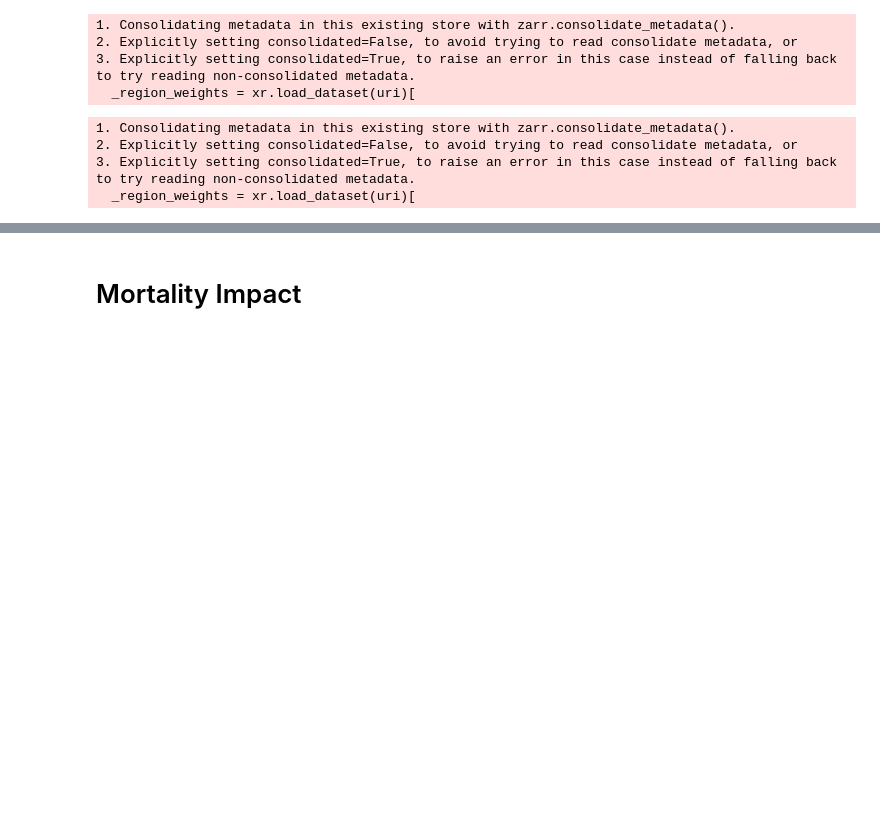
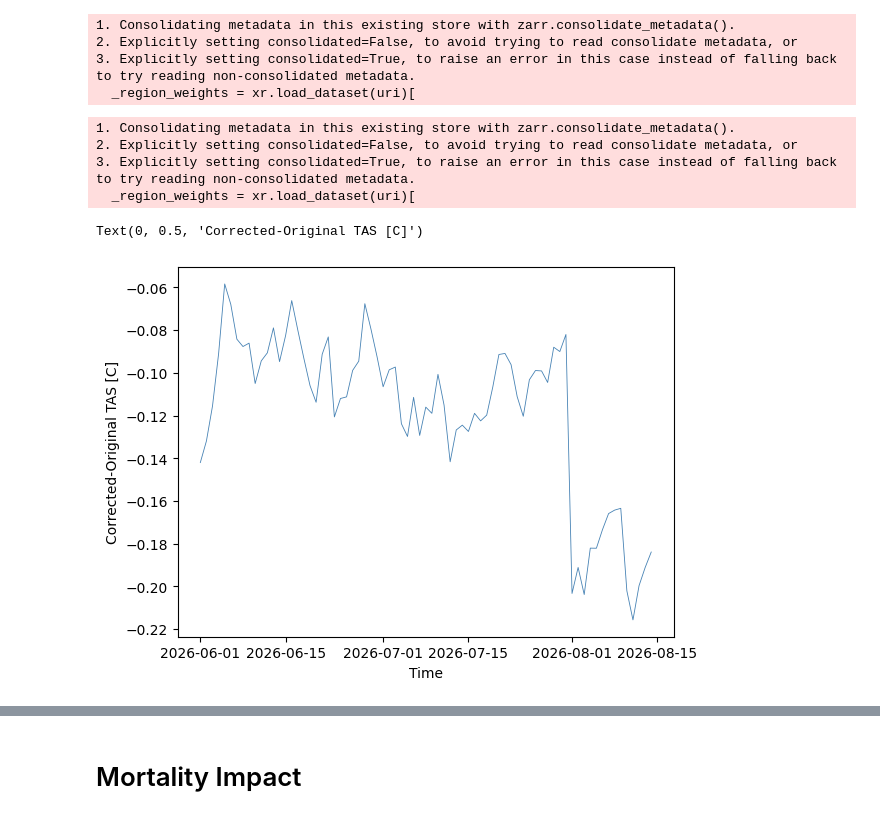
Before and after one commit to ezuetell/poreallas, a Jupyter notebook: analysis/a14_era5_running_total.ipynb, the cells around one changed output, grey strips where cells are left out. Cells and saved outputs as stored; diff of their text form; code cells hidden in the pictures; blank space fills up the shorter version.

```diff
--- a/analysis/a14_era5_running_total.ipynb
+++ b/analysis/a14_era5_running_total.ipynb
@@ -75,3 +83,13 @@ def grid_avg(ds, dims = ["lat", "lon"]):
 
     ds_weighted = ds.weighted(weights).mean(dim=dims)
     return ds_weighted
+# %%
+diff_qdm = (ds_era5-ds_era5_old).sel(time=slice("2026-06-01", None))
+diff_qdm = diff_qdm.convert_calendar("standard", use_cftime=False)
+# %%
+plt.plot(diff_qdm.time, diff_qdm['tas'], color="steelblue", linewidth=0.6)
+plt.xlabel("Time")
+plt.ylabel('Corrected-Original TAS [C]')
+# %% [output]
+Text(0, 0.5, 'Corrected-Original TAS [C]')
+[figure, added]
```
Also changed, not shown: parts of 6 cells of this notebook.
